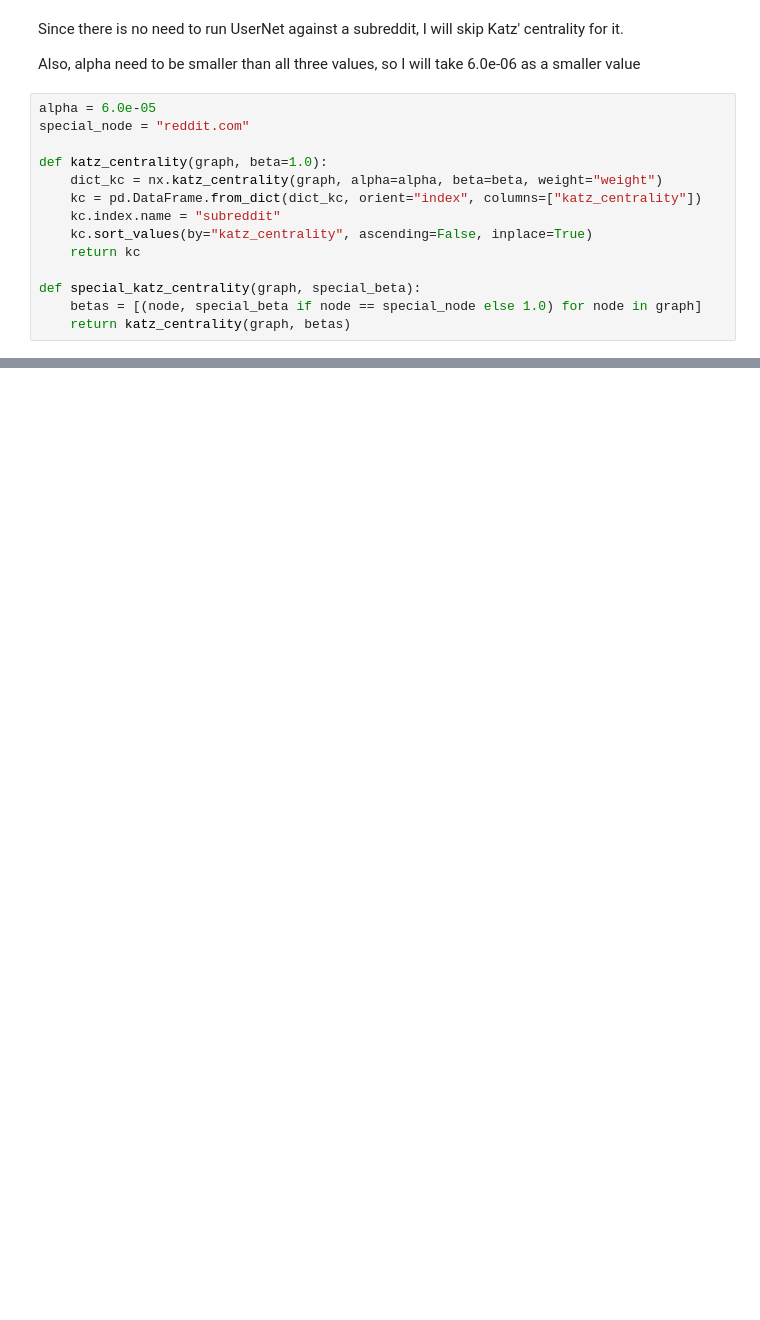
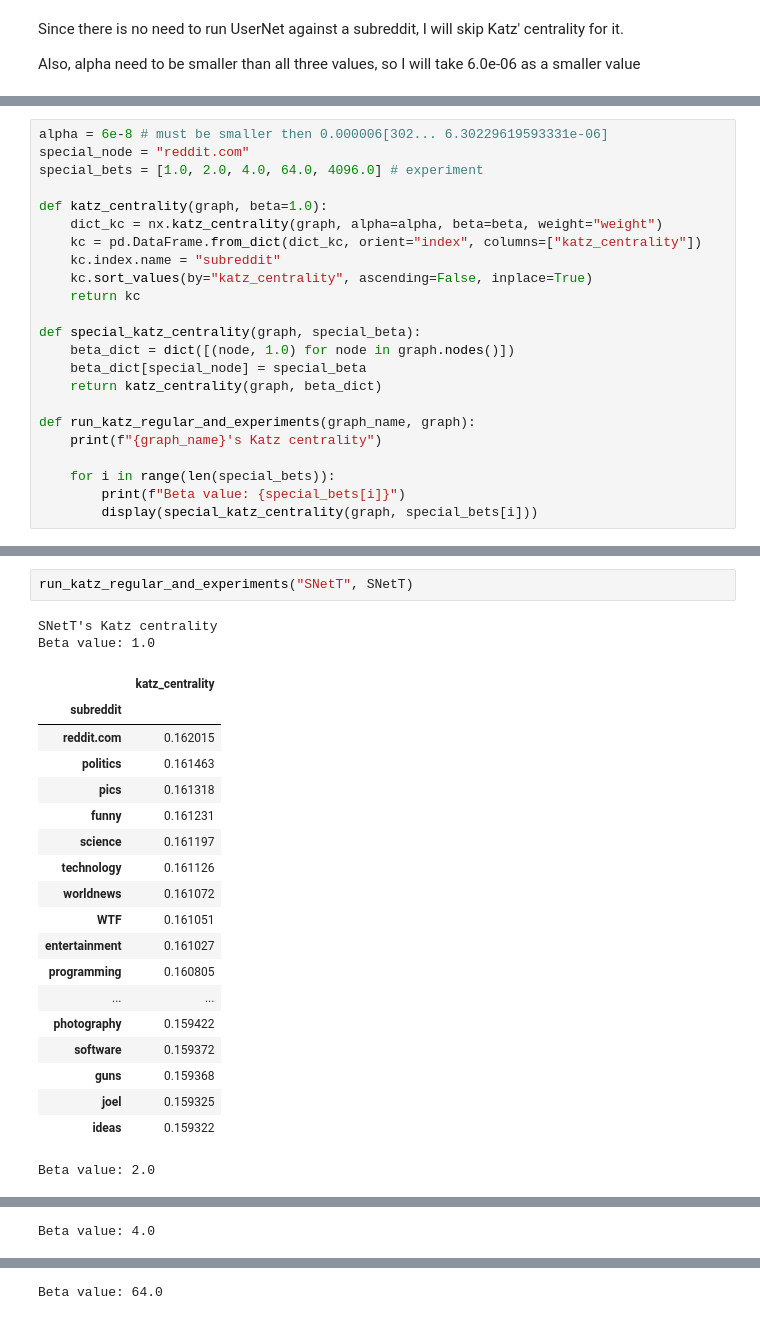
Before and after one commit to milicevicMarko/Reddit2008-Analysis, a Jupyter notebook: Centrality analysis.ipynb, the cells around one changed output, grey strips where cells are left out. Cells and saved outputs as stored; diff of their text form; blank space fills up the shorter version.

```diff
--- a/Centrality analysis.ipynb
+++ b/Centrality analysis.ipynb
@@ -311,17 +435,3 @@ alpha need to be < (6.421683917732884e-06+0j)
 Since there is no need to run UserNet against a subreddit, I will skip Katz' centrality for it.
 
 Also, alpha need to be smaller than all three values, so I will take 6.0e-06 as a smaller value
-# %%
-alpha = 6.0e-05
-special_node = "reddit.com"
-
-def katz_centrality(graph, beta=1.0):
-    dict_kc = nx.katz_centrality(graph, alpha=alpha, beta=beta, weight="weight")
-    kc = pd.DataFrame.from_dict(dict_kc, orient="index", columns=["katz_centrality"])
-    kc.index.name = "subreddit"
-    kc.sort_values(by="katz_centrality", ascending=False, inplace=True)
-    return kc
-
-def special_katz_centrality(graph, special_beta):
-    betas = [(node, special_beta if node == special_node else 1.0) for node in graph]
-    return katz_centrality(graph, betas)
@@ -461,0 +438,23 @@ glengyron                      0.008512
+# %%
+alpha = 6e-8 # must be smaller then 0.000006[302... 6.30229619593331e-06]
+special_node = "reddit.com"
+special_bets = [1.0, 2.0, 4.0, 64.0, 4096.0] # experiment
+
+def katz_centrality(graph, beta=1.0):
+    dict_kc = nx.katz_centrality(graph, alpha=alpha, beta=beta, weight="weight")
+    kc = pd.DataFrame.from_dict(dict_kc, orient="index", columns=["katz_centrality"])
+    kc.index.name = "subreddit"
+    kc.sort_values(by="katz_centrality", ascending=False, inplace=True)
+    return kc
+
+def special_katz_centrality(graph, special_beta):
+    beta_dict = dict([(node, 1.0) for node in graph.nodes()])
+    beta_dict[special_node] = special_beta
+    return katz_centrality(graph, beta_dict)
+
+def run_katz_regular_and_experiments(graph_name, graph):
+    print(f"{graph_name}'s Katz centrality")
+
+    for i in range(len(special_bets)):
+        print(f"Beta value: {special_bets[i]}")
+        display(special_katz_centrality(graph, special_bets[i]))
@@ -461,0 +591,24 @@ glengyron                      0.008512
+# %%
+run_katz_regular_and_experiments("SNetT", SNetT)
+# %% [output]
+SNetT's Katz centrality
+Beta value: 1.0
+|  | katz_centrality |
+| subreddit |  |
+| reddit.com | 0.162015 |
+| politics | 0.161463 |
+| pics | 0.161318 |
+| funny | 0.161231 |
+| science | 0.161197 |
+| technology | 0.161126 |
+| worldnews | 0.161072 |
+| WTF | 0.161051 |
+| entertainment | 0.161027 |
+| programming | 0.160805 |
+| ... | ... |
+| photography | 0.159422 |
+| software | 0.159372 |
+| guns | 0.159368 |
+| joel | 0.159325 |
+| ideas | 0.159322 |
+Beta value: 2.0
@@ -461,0 +633 @@ glengyron                      0.008512
+Beta value: 4.0
@@ -461,0 +652 @@ glengyron                      0.008512
+Beta value: 64.0
```
Also changed, not shown: parts of 77 cells of this notebook.
